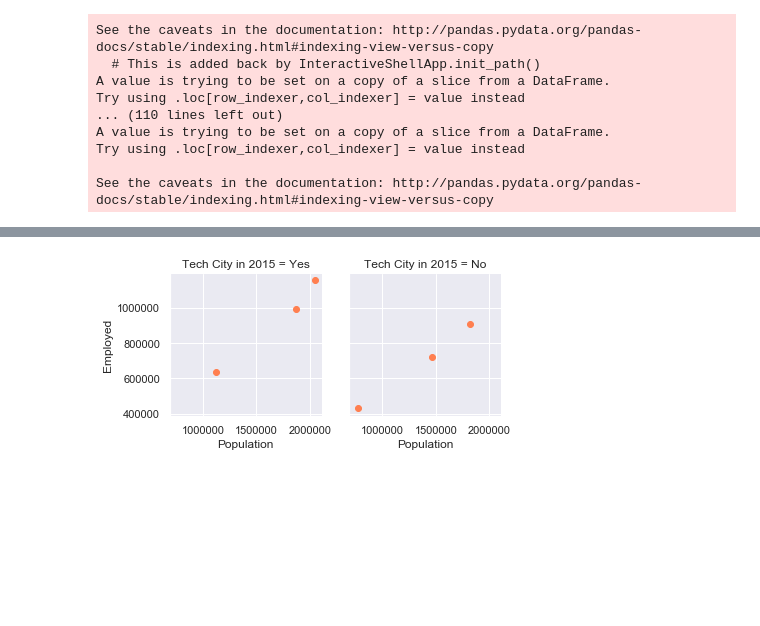
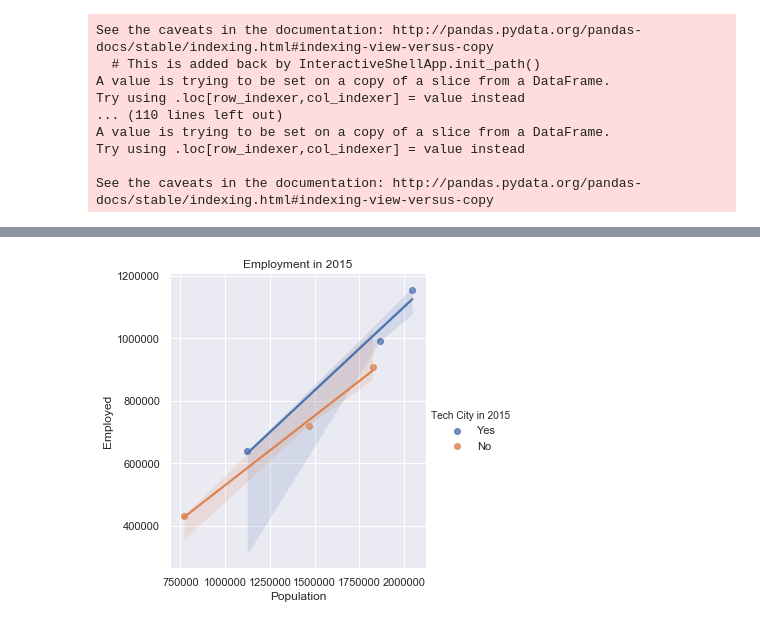
Before and after one commit to mrcjbf/project-one-repo, a Jupyter notebook: census_api.ipynb, the cells around one changed output, grey strips where cells are left out. Saved outputs shown, nothing was run; the diff lists cells and outputs as text; code cells hidden in the pictures; blank space fills up the shorter version.

```diff
--- a/census_api.ipynb
+++ b/census_api.ipynb
@@ -208,6 +208,7 @@ san_antonio_county_df_2014["Tech City in 2014"] = "No"
 #Breakdown Data for each county in 2015
 county_df_2015 = census_pd_2015.groupby(["Name"])
 seattle_county_df_2015 = county_df_2015.get_group("King County, Washington")
+seattle_county_df_2015.set_index("Name")
 portland_county_df_2015 = county_df_2015.get_group("Multnomah County, Oregon")
 san_jose_county_df_2015 = county_df_2015.get_group("Santa Clara County, California")
 sacramento_county_df_2015 = county_df_2015.get_group("Sacramento County, California")
@@ -322,18 +328,20 @@ county_frames_df_2015 = county_frames_df_2015.set_index("Name")
 # %%
 # Focus on columns involving employment
 employment_2015 = county_frames_df_2015.loc[["King County, Washington", "Multnomah County, Oregon", "Santa Clara County, California",
                           "Sacramento County, California", "Travis County, Texas", "Bexar County, Texas"],
                           ["Population", "Employed", "Employment Male Computer Engineering and Science Occupations",
                           "Employment Male Computer and Mathematical Occupations", "Employment Female Computer Engineering and Science Occupations",
                           "Employment Female Computer and Mathematical Occupations", "Tech City in 2015"]]
 employment_2015["Tech Jobs"] = employment_2015["Employment Male Computer Engineering and Science Occupations"]+employment_2015["Employment Male Computer and Mathematical Occupations"]
 +employment_2015["Employment Female Computer Engineering and Science Occupations"]+employment_2015["Employment Female Computer and Mathematical Occupations"]
 employment_2015["Non Tech Jobs"]= employment_2015["Employed"]-employment_2015["Tech Jobs"]
-tech_2015 = sns.FacetGrid(employment_2015, col="Tech City in 2015")
-tech_2015 = tech_2015.map(plt.scatter, "Population", "Employed", color="coral")
+tech_2015 = sns.lmplot(x="Population", y="Employed", hue="Tech City in 2015",
+               truncate=True, height=5, data=employment_2015)
+ax = plt.gca()
+ax.set_title("Employment in 2015")
 tech_2015.savefig("Output/Employment_2015.png")
 # %% [output]
-[figure, old version]
+[figure, new version]
 # %%
 #Merge county data frames for 2016
 county_frames_16 = [seattle_county_df_2016, portland_county_df_2016, san_jose_county_df_2016, sacramento_county_df_2016,
```
Also changed, not shown: parts of 5 cells of this notebook, 5 other files.
